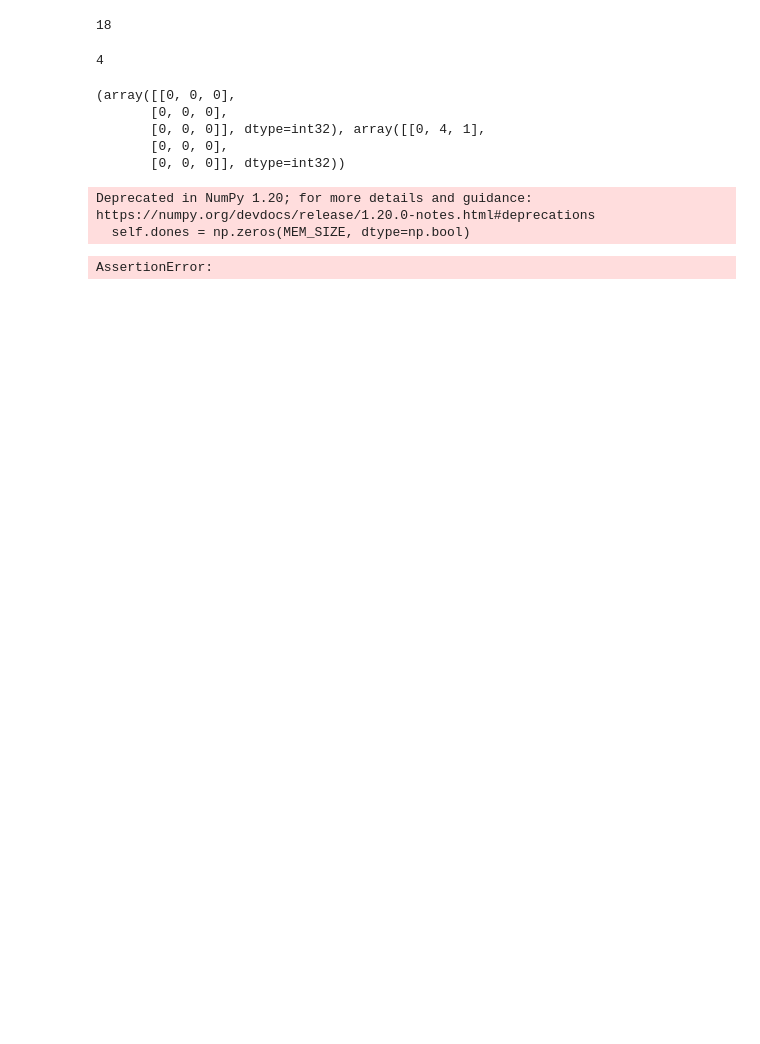
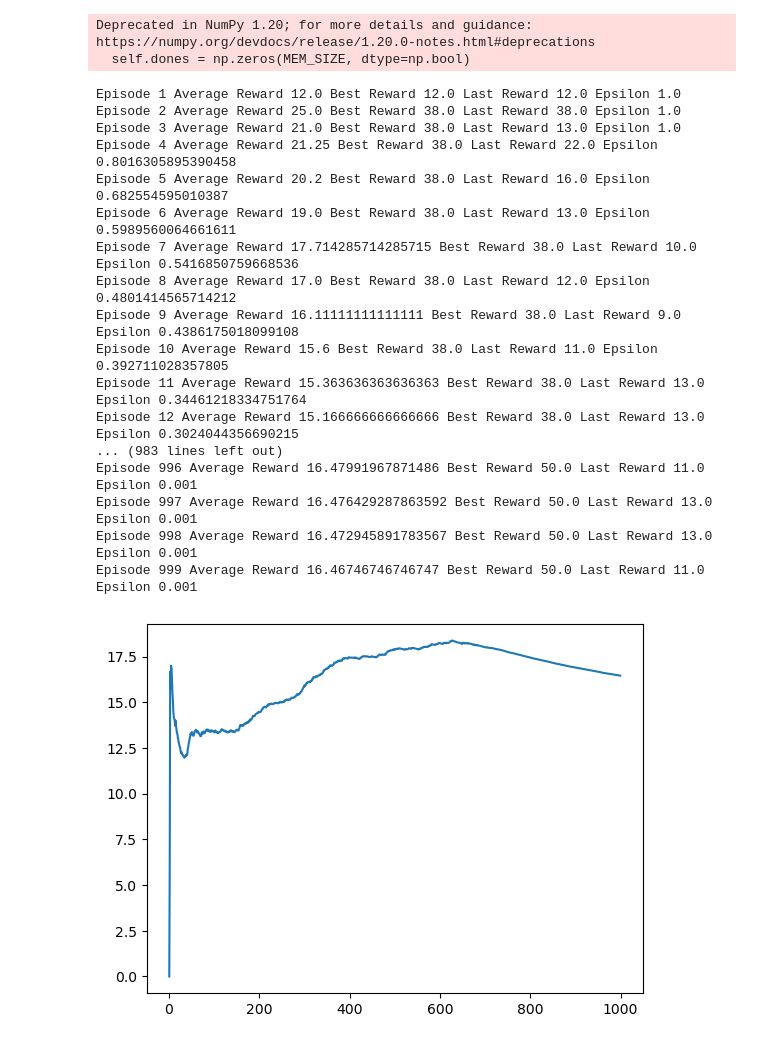
Before and after one commit to hojmax/RL-MPSP, a Jupyter notebook: rl-test.ipynb, the cells around one changed output. Drawn from its saved outputs; the diff is of its cells as text; code cells hidden in the pictures; blank space fills up the shorter version.

```diff
--- a/rl-test.ipynb
+++ b/rl-test.ipynb
@@ -1,13 +1,3 @@
-# %%
-env = MPSPEnv(3, 3, 3)
-env.observation_space[0].shape[0]**2+env.observation_space[1].shape[0]**2
-# %% [output]
-18
-# %%
-env = gym.make('CartPole-v1')
-env.observation_space.shape[0]
-# %% [output]
-4
 # %%
 import torch
 import torch.nn as nn
@@ -20,31 +10,24 @@ import numpy as np
 import matplotlib.pyplot as plt
 from env import MPSPEnv
 
-env = MPSPEnv(3, 3, 3)
-observation_space = env.observation_space[0].shape[0]**2+env.observation_space[1].shape[0]**2
-
-# env = gym.make('CartPole-v1')
-# observation_space = env.observation_space.shape[0]
+env = gym.make('CartPole-v1')
+observation_space = env.observation_space.shape[0]
 
 action_space = env.action_space.n
 
-EPISODES = 100
-LEARNING_RATE = 0.0001
+EPISODES = 1000
+LEARNING_RATE = 0.001
 MEM_SIZE = 10000
-BATCH_SIZE = 64
+BATCH_SIZE = 20
 GAMMA = 0.95
 EXPLORATION_MAX = 1.0
-EXPLORATION_DECAY = 0.999
-EXPLORATION_MIN = 0.001
+EXPLORATION_DECAY = 0.995
+EXPLORATION_MIN = 0.01
 
-FC1_DIMS = 1024
-FC2_DIMS = 512
+FC1_DIMS = 24
+FC2_DIMS = 24
 DEVICE = torch.device("cpu")
 
-best_reward = 0
-average_reward = 0
-episode_number = []
-average_reward_number = []
 
 class Network(torch.nn.Module):
     def __init__(self):
@@ -147,42 +130,57 @@ class DQN_Solver:
     def returning_epsilon(self):
         return self.exploration_rate
 # %%
+
+best_reward = 0
+average_reward = 0
+episode_number = []
+average_reward_number = []
 agent = DQN_Solver()
 
 for i in range(1, EPISODES):
     state = env.reset()[0]
-    state = np.concatenate((state[0].flatten(), state[1].flatten()))
-    # state = np.reshape(state, [1, observation_space])
     score = 0
 
     while True:
-        #env.render()
+        env.render()
         action = agent.choose_action(state)
-        state_, reward, done, info = env.step(action)
+        state_, reward, done, _, info = env.step(action)
         state_ = np.reshape(state_, [1, observation_space])
         agent.memory.add(state, action, reward, state_, done)
         agent.learn()
         state = state_
         score += reward
 
         if done:
             if score > best_reward:
                 best_reward = score
             average_reward += score
             print("Episode {} Average Reward {} Best Reward {} Last Reward {} Epsilon {}".format(i, average_reward/i, best_reward, score, agent.returning_epsilon()))
             break
 
         episode_number.append(i)
         average_reward_number.append(average_reward/i)
 
 plt.plot(episode_number, average_reward_number)
 plt.show()
 # %% [output]
-(array([[0, 0, 0],
-       [0, 0, 0],
-       [0, 0, 0]], dtype=int32), array([[0, 4, 1],
-       [0, 0, 0],
-       [0, 0, 0]], dtype=int32))
+Deprecated in NumPy 1.20; for more details and guidance: https://numpy.org/devdocs/release/1.20.0-notes.html#deprecations
+  self.dones = np.zeros(MEM_SIZE, dtype=np.bool)
-Deprecated in NumPy 1.20; for more details and guidance: https://numpy.org/devdocs/release/1.20.0-notes.html#deprecations
-  self.dones = np.zeros(MEM_SIZE, dtype=np.bool)
+Episode 1 Average Reward 12.0 Best Reward 12.0 Last Reward 12.0 Epsilon 1.0
+Episode 2 Average Reward 25.0 Best Reward 38.0 Last Reward 38.0 Epsilon 1.0
+Episode 3 Average Reward 21.0 Best Reward 38.0 Last Reward 13.0 Epsilon 1.0
+Episode 4 Average Reward 21.25 Best Reward 38.0 Last Reward 22.0 Epsilon 0.8016305895390458
+Episode 5 Average Reward 20.2 Best Reward 38.0 Last Reward 16.0 Epsilon 0.682554595010387
+Episode 6 Average Reward 19.0 Best Reward 38.0 Last Reward 13.0 Epsilon 0.5989560064661611
+Episode 7 Average Reward 17.714285714285715 Best Reward 38.0 Last Reward 10.0 Epsilon 0.5416850759668536
+Episode 8 Average Reward 17.0 Best Reward 38.0 Last Reward 12.0 Epsilon 0.4801414565714212
+Episode 9 Average Reward 16.11111111111111 Best Reward 38.0 Last Reward 9.0 Epsilon 0.4386175018099108
+Episode 10 Average Reward 15.6 Best Reward 38.0 Last Reward 11.0 Epsilon 0.392711028357805
+Episode 11 Average Reward 15.363636363636363 Best Reward 38.0 Last Reward 13.0 Epsilon 0.34461218334751764
+Episode 12 Average Reward 15.166666666666666 Best Reward 38.0 Last Reward 13.0 Epsilon 0.3024044356690215
+... (983 lines left out)
+Episode 996 Average Reward 16.47991967871486 Best Reward 50.0 Last Reward 11.0 Epsilon 0.001
+Episode 997 Average Reward 16.476429287863592 Best Reward 50.0 Last Reward 13.0 Epsilon 0.001
+Episode 998 Average Reward 16.472945891783567 Best Reward 50.0 Last Reward 13.0 Epsilon 0.001
+Episode 999 Average Reward 16.46746746746747 Best Reward 50.0 Last Reward 11.0 Epsilon 0.001
-AssertionError:
+[figure, added]
```
Also changed, not shown: parts of 1 cell of this notebook, 1 other file.
